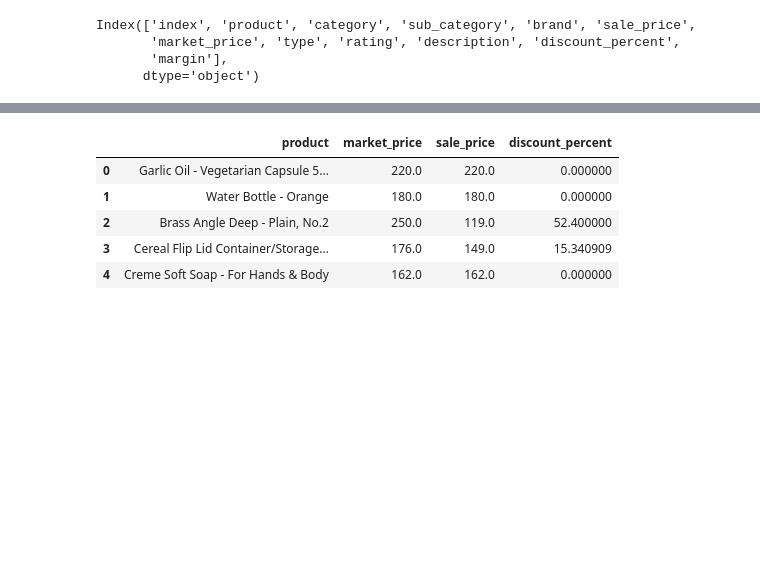
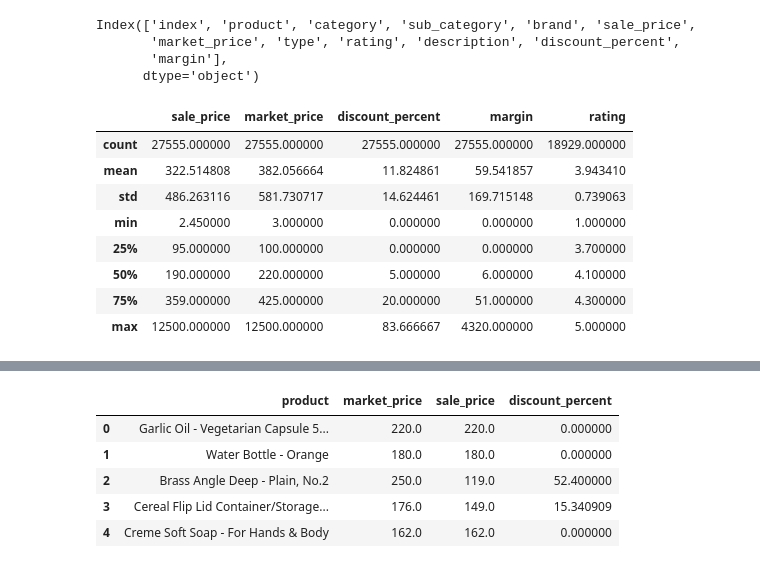
Before and after one commit to AthiraBinod-19/Business-Analytics, a Jupyter notebook: Datacleaning.ipynb, the cells around one changed output, grey strips where cells are left out. Drawn from its saved outputs; the diff is of its cells as text; code cells hidden in the pictures; blank space fills up the shorter version.

```diff
--- a/Datacleaning.ipynb
+++ b/Datacleaning.ipynb
@@ -92,3 +130,17 @@ Index(['index', 'product', 'category', 'sub_category', 'brand', 'sale_price',
        'market_price', 'type', 'rating', 'description', 'discount_percent',
        'margin'],
       dtype='object')
+# %%
+#for the summary statistics of key numerical columns
+key_columns = ['sale_price', 'market_price', 'discount_percent', 'margin', 'rating']
+df[key_columns].describe()
+# %% [output]
+|  | sale_price | market_price | discount_percent | margin | rating |
+| count | 27555.000000 | 27555.000000 | 27555.000000 | 27555.000000 | 18929.000000 |
+| mean | 322.514808 | 382.056664 | 11.824861 | 59.541857 | 3.943410 |
+| std | 486.263116 | 581.730717 | 14.624461 | 169.715148 | 0.739063 |
+| min | 2.450000 | 3.000000 | 0.000000 | 0.000000 | 1.000000 |
+| 25% | 95.000000 | 100.000000 | 0.000000 | 0.000000 | 3.700000 |
+| 50% | 190.000000 | 220.000000 | 5.000000 | 6.000000 | 4.100000 |
+| 75% | 359.000000 | 425.000000 | 20.000000 | 51.000000 | 4.300000 |
+| max | 12500.000000 | 12500.000000 | 83.666667 | 4320.000000 | 5.000000 |
```
Also changed, not shown: parts of 8 cells of this notebook.
